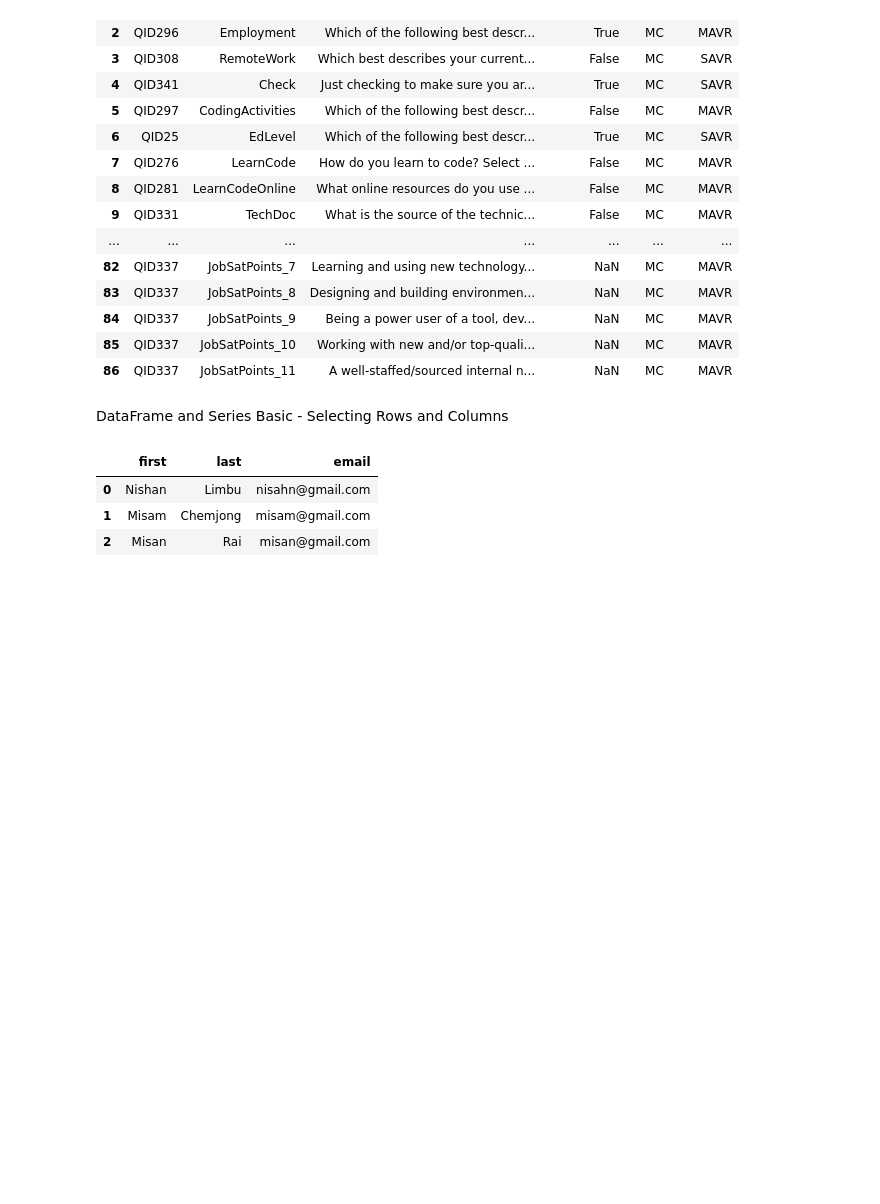
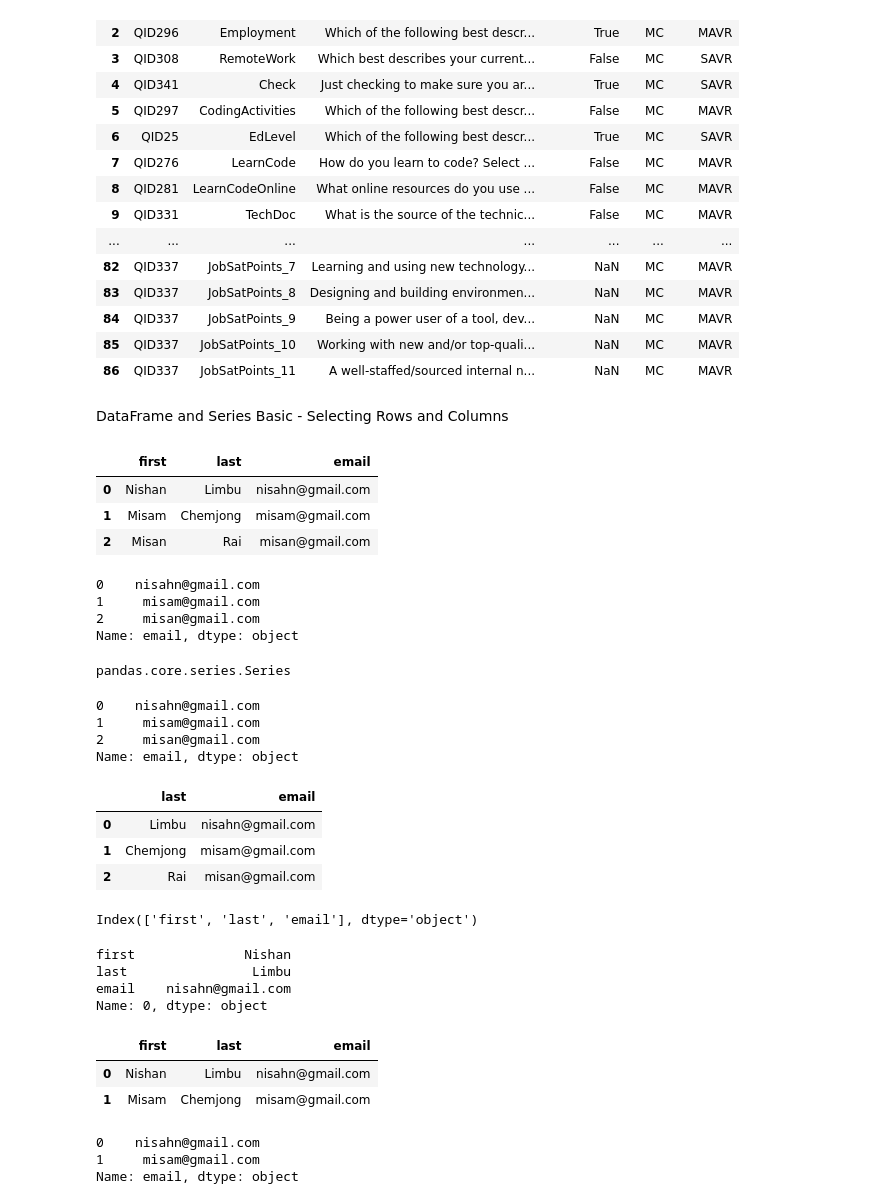
Before and after one commit to nishanlimbuchemjong/Pandas-for-AI-ML, a Jupyter notebook: Pandas_for_AI_&_ML.ipynb, the cells around one changed output. Drawn from its saved outputs; the diff is of its cells as text; code cells hidden in the pictures; blank space fills up the shorter version.

Commit message:
Selected Rows and Columns

```diff
--- a/Pandas_for_AI_&_ML.ipynb
+++ b/Pandas_for_AI_&_ML.ipynb
@@ -61,3 +61,51 @@ df
 | 0 | Nishan | Limbu | nisahn@gmail.com |
 | 1 | Misam | Chemjong | misam@gmail.com |
 | 2 | Misan | Rai | misan@gmail.com |
+# %%
+df['email']
+# %% [output]
+0    nisahn@gmail.com
+1     misam@gmail.com
+2     misan@gmail.com
+Name: email, dtype: object
+# %%
+type(df['email'])
+# %% [output]
+pandas.core.series.Series
+# %%
+df.email
+# %% [output]
+0    nisahn@gmail.com
+1     misam@gmail.com
+2     misan@gmail.com
+Name: email, dtype: object
+# %%
+df[['last', 'email']]
+# %% [output]
+|  | last | email |
+| 0 | Limbu | nisahn@gmail.com |
+| 1 | Chemjong | misam@gmail.com |
+| 2 | Rai | misan@gmail.com |
+# %%
+df.columns
+# %% [output]
+Index(['first', 'last', 'email'], dtype='object')
+# %%
+df.iloc[0]
+# %% [output]
+first              Nishan
+last                Limbu
+email    nisahn@gmail.com
+Name: 0, dtype: object
+# %%
+df.iloc[[0, 1]]
+# %% [output]
+|  | first | last | email |
+| 0 | Nishan | Limbu | nisahn@gmail.com |
+| 1 | Misam | Chemjong | misam@gmail.com |
+# %%
+df.iloc[[0, 1], 2]
+# %% [output]
+0    nisahn@gmail.com
+1     misam@gmail.com
+Name: email, dtype: object
```
